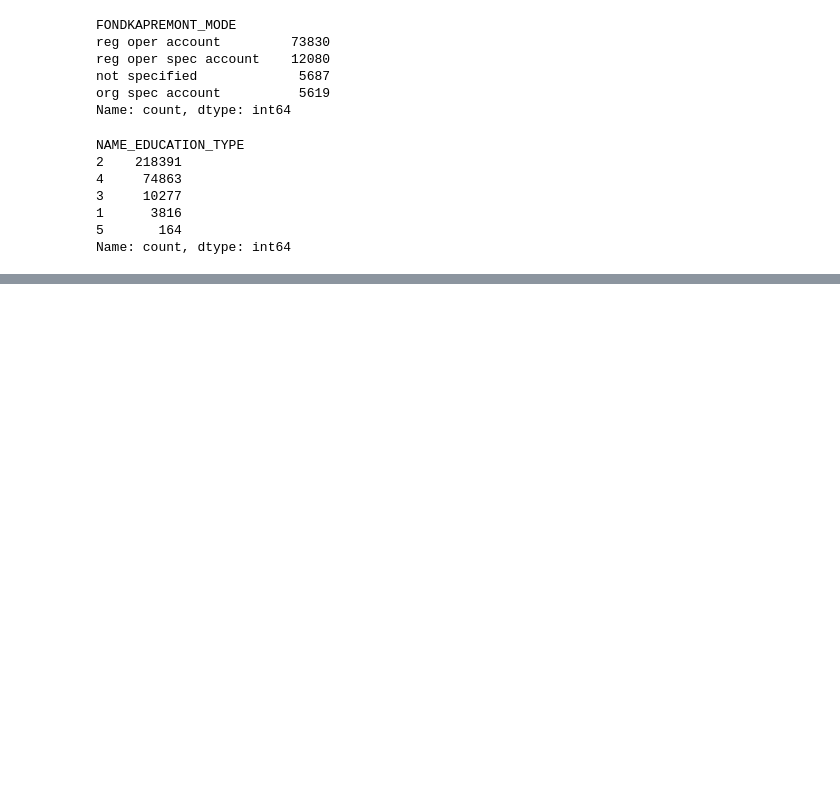
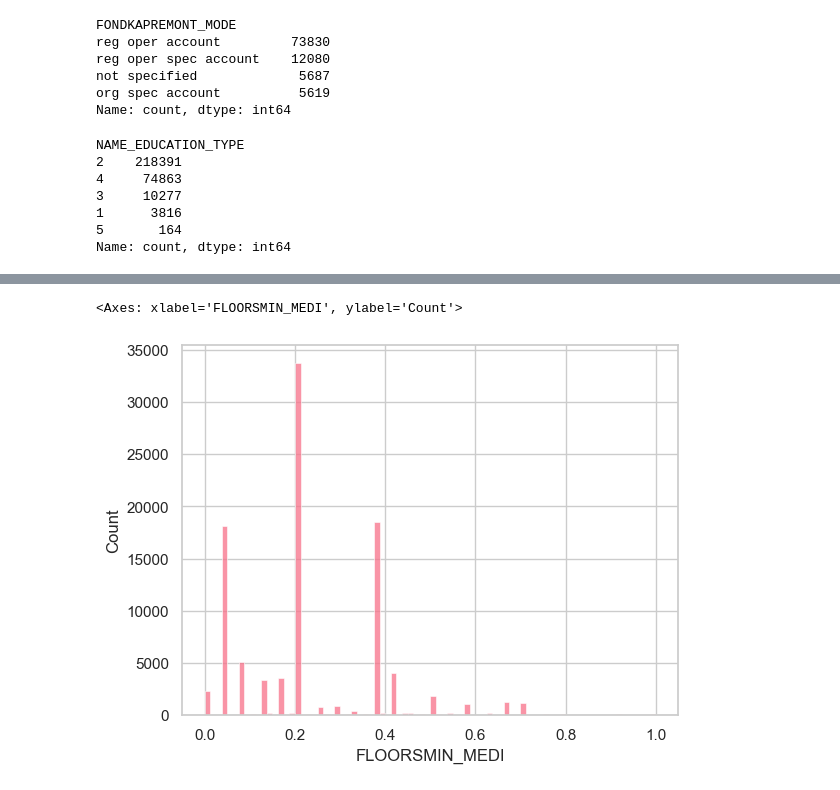
Before and after one commit to gkukse/Home-Credit-Default-Risk, a Jupyter notebook: application.ipynb, the cells around one changed output, grey strips where cells are left out. Saved outputs shown, nothing was run; the diff lists cells and outputs as text; code cells hidden in the pictures; blank space fills up the shorter version.

```diff
--- a/application.ipynb
+++ b/application.ipynb
@@ -810,0 +889,5 @@ feature_importance.head(30)
+# %%
+sns.histplot(application_train['FLOORSMIN_MEDI'])
+# %% [output]
+<Axes: xlabel='FLOORSMIN_MEDI', ylabel='Count'>
+[figure, added]
```
Also changed, not shown: parts of 20 cells of this notebook, 4 other files.
